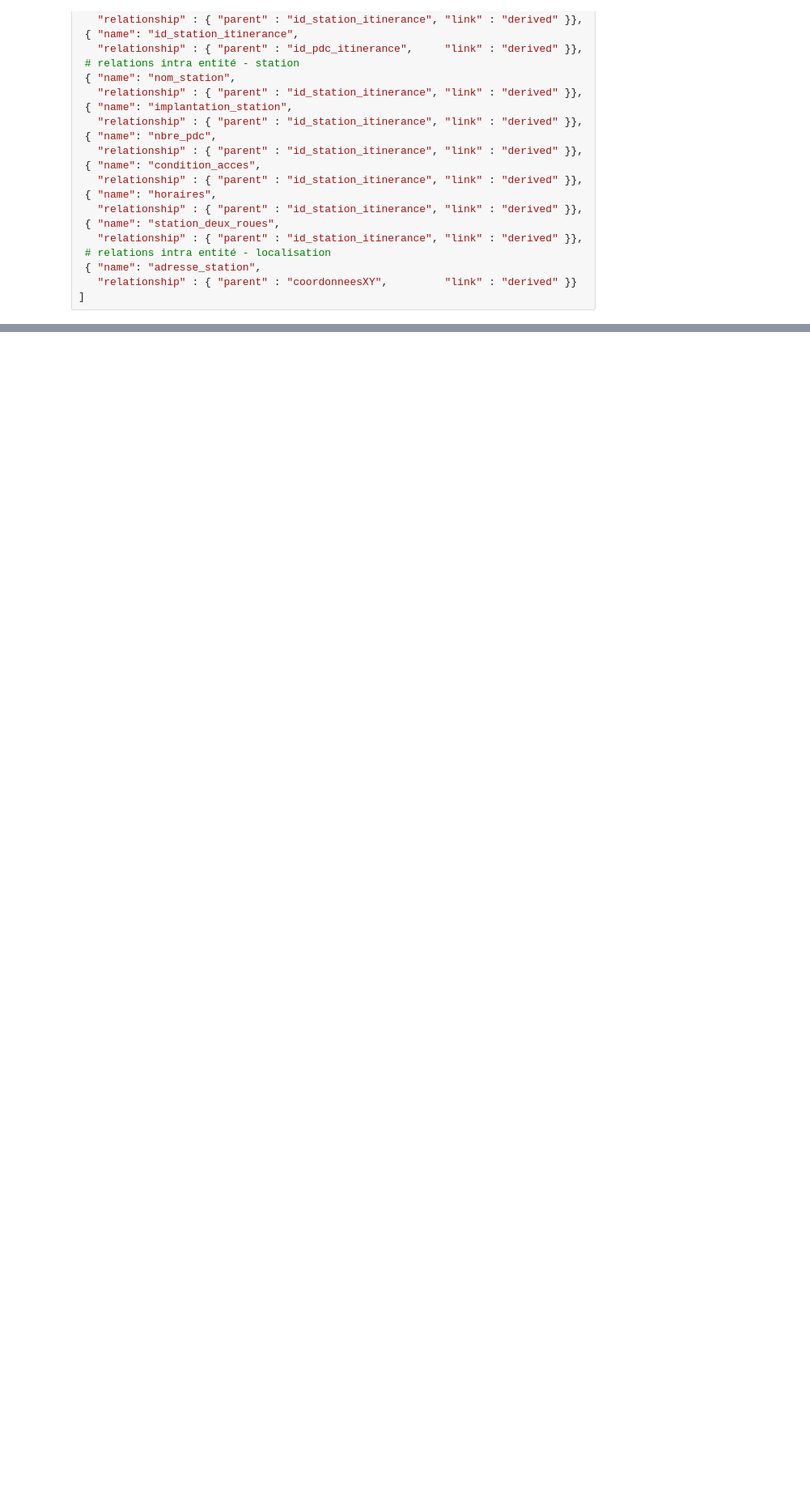
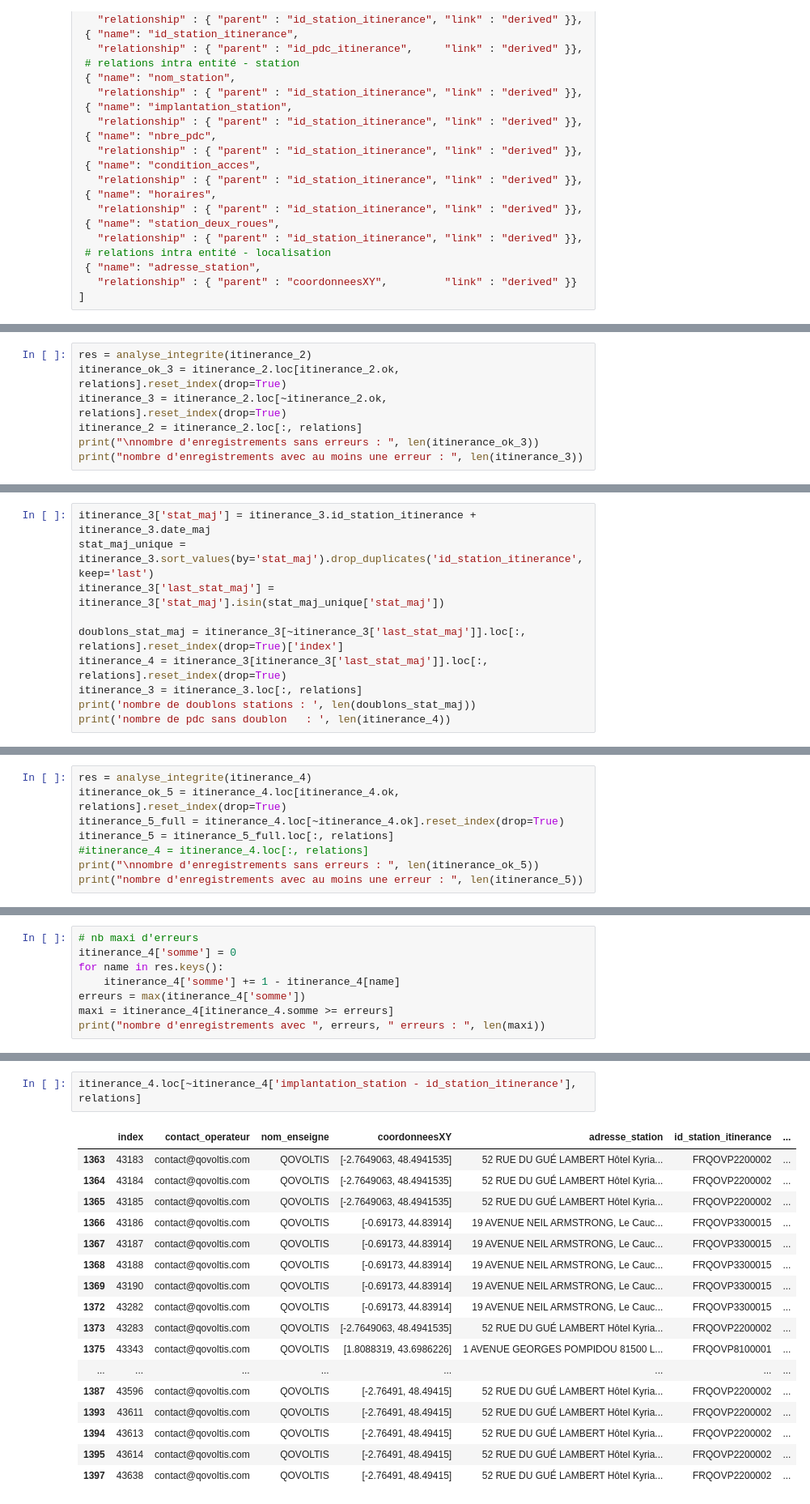
Before and after one commit to loco-philippe/Environmental-Sensing, a Jupyter notebook: python/Validation/irve/IRVE-v3.ipynb, the cells around one changed output, grey strips where cells are left out. Shown: that part at 81% size. Cells and saved outputs as stored; diff of their text form; blank space fills up the shorter version.

```diff
--- a/python/Validation/irve/IRVE-v3.ipynb
+++ b/python/Validation/irve/IRVE-v3.ipynb
@@ -670,0 +196,7 @@ data2.loc[ecart_stat,['coordonneesXY', 'id_station_itinerance', 'nom_station']]
+# %%
+res = analyse_integrite(itinerance_2)
+itinerance_ok_3 = itinerance_2.loc[itinerance_2.ok, relations].reset_index(drop=True)
+itinerance_3 = itinerance_2.loc[~itinerance_2.ok, relations].reset_index(drop=True)
+itinerance_2 = itinerance_2.loc[:, relations]
+print("\nnombre d'enregistrements sans erreurs : ", len(itinerance_ok_3))
+print("nombre d'enregistrements avec au moins une erreur : ", len(itinerance_3))
@@ -670,0 +225,10 @@ data2.loc[ecart_stat,['coordonneesXY', 'id_station_itinerance', 'nom_station']]
+# %%
+itinerance_3['stat_maj'] = itinerance_3.id_station_itinerance + itinerance_3.date_maj
+stat_maj_unique = itinerance_3.sort_values(by='stat_maj').drop_duplicates('id_station_itinerance', keep='last')
+itinerance_3['last_stat_maj'] = itinerance_3['stat_maj'].isin(stat_maj_unique['stat_maj'])
+
+doublons_stat_maj = itinerance_3[~itinerance_3['last_stat_maj']].loc[:, relations].reset_index(drop=True)['index']
+itinerance_4 = itinerance_3[itinerance_3['last_stat_maj']].loc[:, relations].reset_index(drop=True)
+itinerance_3 = itinerance_3.loc[:, relations]
+print('nombre de doublons stations : ', len(doublons_stat_maj))
+print('nombre de pdc sans doublon   : ', len(itinerance_4))
@@ -670,0 +238,8 @@ data2.loc[ecart_stat,['coordonneesXY', 'id_station_itinerance', 'nom_station']]
+# %%
+res = analyse_integrite(itinerance_4)
+itinerance_ok_5 = itinerance_4.loc[itinerance_4.ok, relations].reset_index(drop=True)
+itinerance_5_full = itinerance_4.loc[~itinerance_4.ok].reset_index(drop=True)
+itinerance_5 = itinerance_5_full.loc[:, relations]
+#itinerance_4 = itinerance_4.loc[:, relations]
+print("\nnombre d'enregistrements sans erreurs : ", len(itinerance_ok_5))
+print("nombre d'enregistrements avec au moins une erreur : ", len(itinerance_5))
@@ -670,0 +282,8 @@ data2.loc[ecart_stat,['coordonneesXY', 'id_station_itinerance', 'nom_station']]
+# %%
+# nb maxi d'erreurs
+itinerance_4['somme'] = 0
+for name in res.keys():
+    itinerance_4['somme'] += 1 - itinerance_4[name]
+erreurs = max(itinerance_4['somme'])
+maxi = itinerance_4[itinerance_4.somme >= erreurs]
+print("nombre d'enregistrements avec ", erreurs, " erreurs : ", len(maxi))
@@ -670,0 +354,20 @@ data2.loc[ecart_stat,['coordonneesXY', 'id_station_itinerance', 'nom_station']]
+# %%
+itinerance_4.loc[~itinerance_4['implantation_station - id_station_itinerance'], relations]
+# %% [output]
+|  | index | contact_operateur | nom_enseigne | coordonneesXY | adresse_station | id_station_itinerance | ... |
+| 1363 | 43183 | contact@qovoltis.com | QOVOLTIS | [-2.7649063, 48.4941535] | 52 RUE DU GUÉ LAMBERT Hôtel Kyria... | FRQOVP2200002 | ... |
+| 1364 | 43184 | contact@qovoltis.com | QOVOLTIS | [-2.7649063, 48.4941535] | 52 RUE DU GUÉ LAMBERT Hôtel Kyria... | FRQOVP2200002 | ... |
+| 1365 | 43185 | contact@qovoltis.com | QOVOLTIS | [-2.7649063, 48.4941535] | 52 RUE DU GUÉ LAMBERT Hôtel Kyria... | FRQOVP2200002 | ... |
+| 1366 | 43186 | contact@qovoltis.com | QOVOLTIS | [-0.69173, 44.83914] | 19 AVENUE NEIL ARMSTRONG, Le Cauc... | FRQOVP3300015 | ... |
+| 1367 | 43187 | contact@qovoltis.com | QOVOLTIS | [-0.69173, 44.83914] | 19 AVENUE NEIL ARMSTRONG, Le Cauc... | FRQOVP3300015 | ... |
+| 1368 | 43188 | contact@qovoltis.com | QOVOLTIS | [-0.69173, 44.83914] | 19 AVENUE NEIL ARMSTRONG, Le Cauc... | FRQOVP3300015 | ... |
+| 1369 | 43190 | contact@qovoltis.com | QOVOLTIS | [-0.69173, 44.83914] | 19 AVENUE NEIL ARMSTRONG, Le Cauc... | FRQOVP3300015 | ... |
+| 1372 | 43282 | contact@qovoltis.com | QOVOLTIS | [-0.69173, 44.83914] | 19 AVENUE NEIL ARMSTRONG, Le Cauc... | FRQOVP3300015 | ... |
+| 1373 | 43283 | contact@qovoltis.com | QOVOLTIS | [-2.7649063, 48.4941535] | 52 RUE DU GUÉ LAMBERT Hôtel Kyria... | FRQOVP2200002 | ... |
+| 1375 | 43343 | contact@qovoltis.com | QOVOLTIS | [1.8088319, 43.6986226] | 1 AVENUE GEORGES POMPIDOU 81500 L... | FRQOVP8100001 | ... |
+| ... | ... | ... | ... | ... | ... | ... | ... |
+| 1387 | 43596 | contact@qovoltis.com | QOVOLTIS | [-2.76491, 48.49415] | 52 RUE DU GUÉ LAMBERT Hôtel Kyria... | FRQOVP2200002 | ... |
+| 1393 | 43611 | contact@qovoltis.com | QOVOLTIS | [-2.76491, 48.49415] | 52 RUE DU GUÉ LAMBERT Hôtel Kyria... | FRQOVP2200002 | ... |
+| 1394 | 43613 | contact@qovoltis.com | QOVOLTIS | [-2.76491, 48.49415] | 52 RUE DU GUÉ LAMBERT Hôtel Kyria... | FRQOVP2200002 | ... |
+| 1395 | 43614 | contact@qovoltis.com | QOVOLTIS | [-2.76491, 48.49415] | 52 RUE DU GUÉ LAMBERT Hôtel Kyria... | FRQOVP2200002 | ... |
+| 1397 | 43638 | contact@qovoltis.com | QOVOLTIS | [-2.76491, 48.49415] | 52 RUE DU GUÉ LAMBERT Hôtel Kyria... | FRQOVP2200002 | ... |
```
Also changed, not shown: parts of 92 cells of this notebook, 1 other file.
